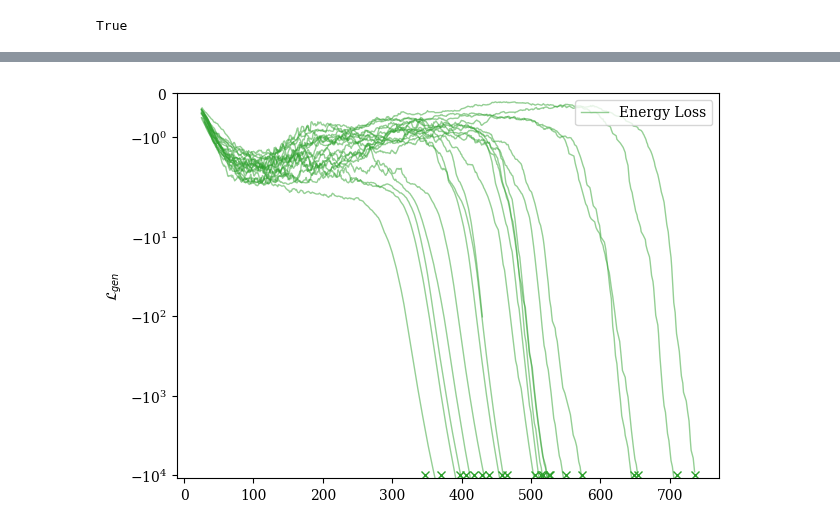
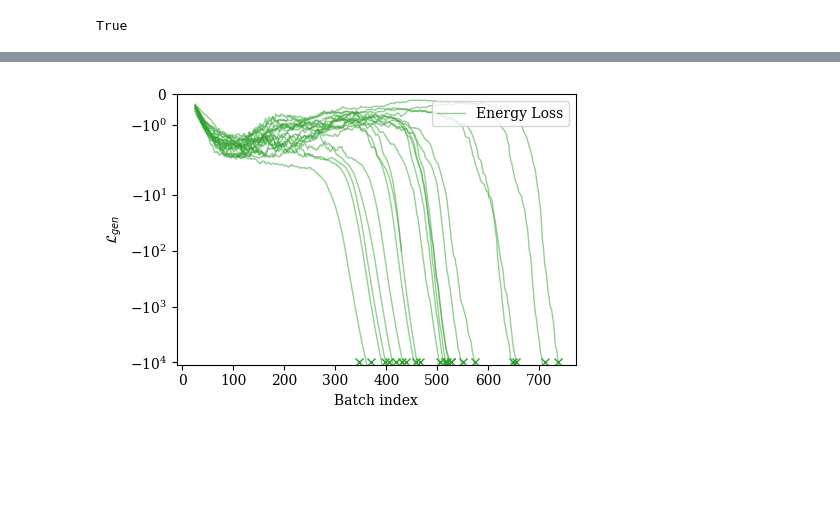
Before and after one commit to vivian0216/generative_modelling, a Jupyter notebook: nbs/training_curves.ipynb, the cells around one changed output, grey strips where cells are left out. Cells and saved outputs as stored; diff of their text form; code cells hidden in the pictures; blank space fills up the shorter version.

```diff
--- a/nbs/training_curves.ipynb
+++ b/nbs/training_curves.ipynb
@@ -48,7 +48,7 @@ for run in tqdm(runs[:50]):
 # %%
 plt.rcParams['font.family'] = 'serif'
 
-fig = plt.figure(figsize=(7, 5))
+fig = plt.figure(figsize=(5, 3.5))
 
 # Create second y-axis
 ax1 = fig.add_subplot(111)
@@ -85,13 +85,17 @@ lines2, labels2 = ax2.get_legend_handles_labels()
 ax1.legend(lines1 + lines2, labels1 + labels2, loc='upper right')
 
 ax1.set_ylim(0,1)
+ax2.set_ylim(150,500)
 ax1.set_ylabel('Accuracy')
 ax2.set_ylabel('FID (Lower is better)')
+ax1.set_xlabel('Batch index')
 
 # Log Scale
 # ax1.set_xscale('log')
 # x_max = max([max(result['Training/acc']['x']) for result in results])
 # ax1.set_xlim(100, x_max)
-fig.savefig('training_curves.png', dpi=300, bbox_inches='tight')
+
+plt.tight_layout()
+fig.savefig('training_curves.png', dpi=300)
 plt.show()
 # %% [output]
@@ -99,29 +103,31 @@ plt.show()
 # %%
 plt.rcParams['font.family'] = 'serif'
 
-fig = plt.figure(figsize=(7, 5))
+fig = plt.figure(figsize=(5, 3.5))
 ax = fig.add_subplot(111)
 
 for i, result in enumerate(results):
     # Plot energy loss
     loss = result['Training/loss_gen']['y']
     loss_width = 50
     loss_smooth = np.convolve(loss, np.ones(loss_width)/loss_width, mode='valid')[1:]
     valid_x = result['Training/loss_gen']['x'][loss_width//2:-loss_width//2]
     ax.plot(valid_x, loss_smooth,
             label='Energy Loss' if i == 0 else "", color='tab:green', linewidth=1, alpha=0.5)
 
     # Add 'x' marker at the end of loss curve
     last_x = valid_x.iloc[-1]
     last_y = -10000
     ax.plot(last_x, last_y, 'x', color='tab:green', markersize=6, markeredgewidth=1)
 
 ax.legend(loc='upper right')
 ax.set_ylabel('$\mathcal{L}_{gen}$')
 ax.set_ylim(-11000,0)
 ax.set_yscale('symlog')
+ax.set_xlabel('Batch index')
 
-fig.savefig('training_curves_energy.png', dpi=300, bbox_inches='tight')
+plt.tight_layout()
+fig.savefig('training_curves_energy.png', dpi=300)
 plt.show()
 # %% [output]
-[figure, old version]
+[figure, new version]
```
Also changed, not shown: parts of 1 cell of this notebook, 6 other files.
